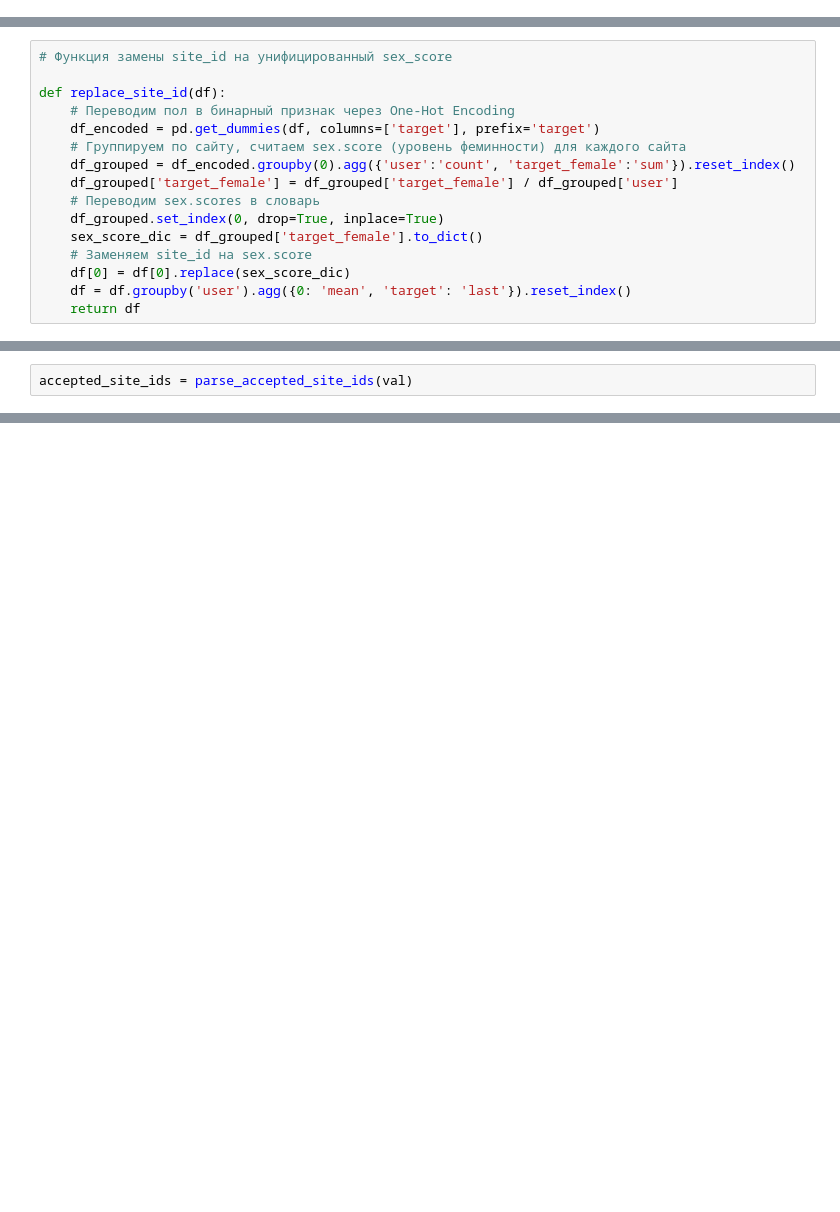
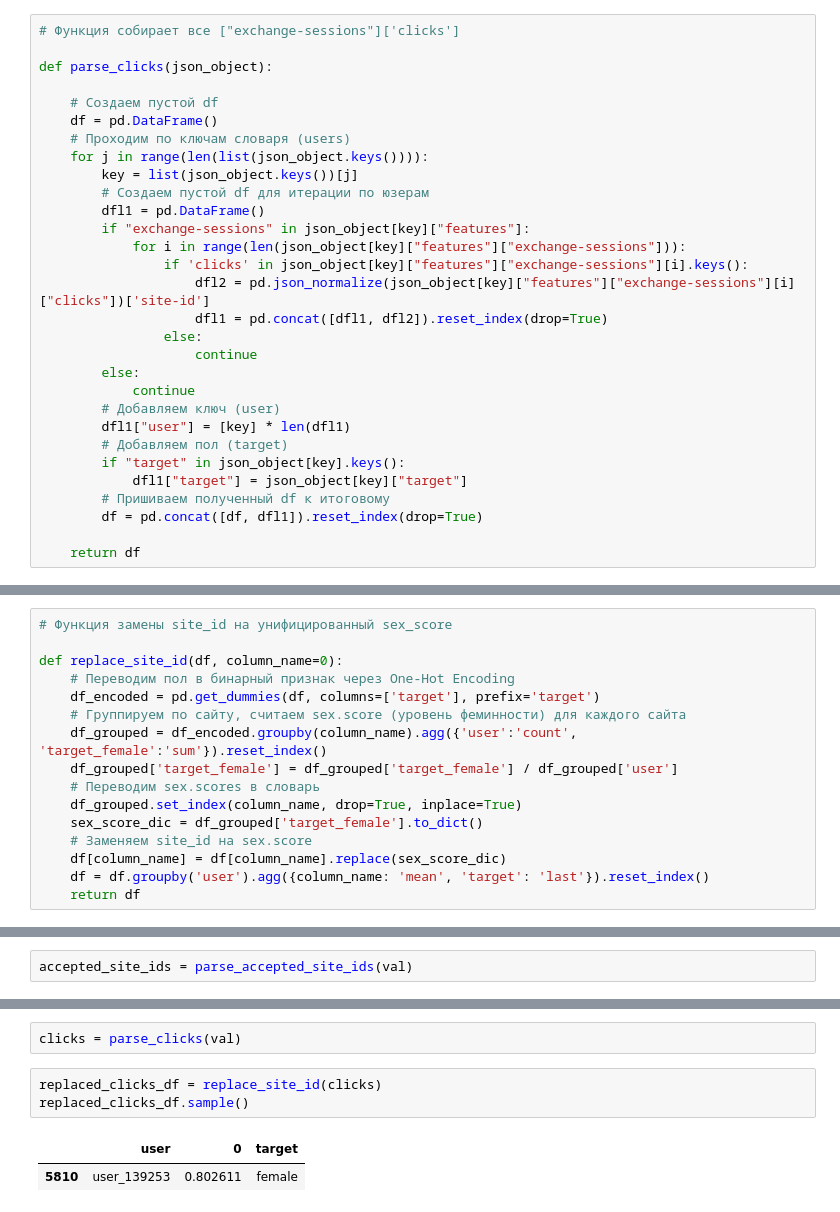
Before and after one commit to loseff-n/flocktory, a Jupyter notebook: id_replace.ipynb, the cells around one changed output, grey strips where cells are left out. Saved outputs shown, nothing was run; the diff lists cells and outputs as text; blank space fills up the shorter version.

```diff
--- a/id_replace.ipynb
+++ b/id_replace.ipynb
@@ -116,3 +141,33 @@ def parse_accepted_site_ids(json_object):
         df = pd.concat([df, dfl1]).reset_index(drop=True)
 
     return df
+# %%
+# Функция собирает все ["exchange-sessions"]['clicks']
+
+def parse_clicks(json_object):
+
+    # Создаем пустой df
+    df = pd.DataFrame()
+    # Проходим по ключам словаря (users)
+    for j in range(len(list(json_object.keys()))):
+        key = list(json_object.keys())[j]
+        # Создаем пустой df для итерации по юзерам
+        dfl1 = pd.DataFrame()
+        if "exchange-sessions" in json_object[key]["features"]:
+            for i in range(len(json_object[key]["features"]["exchange-sessions"])):
+                if 'clicks' in json_object[key]["features"]["exchange-sessions"][i].keys():
+                    dfl2 = pd.json_normalize(json_object[key]["features"]["exchange-sessions"][i]["clicks"])['site-id']
+                    dfl1 = pd.concat([dfl1, dfl2]).reset_index(drop=True)
+                else:
+                    continue
+        else:
+            continue
+        # Добавляем ключ (user)
+        dfl1["user"] = [key] * len(dfl1)
+        # Добавляем пол (target)
+        if "target" in json_object[key].keys():
+            dfl1["target"] = json_object[key]["target"]
+        # Пришиваем полученный df к итоговому
+        df = pd.concat([df, dfl1]).reset_index(drop=True)
+
+    return df
@@ -119,18 +208,18 @@ def parse_accepted_site_ids(json_object):
 # %%
 # Функция замены site_id на унифицированный sex_score
 
-def replace_site_id(df):
+def replace_site_id(df, column_name=0):
     # Переводим пол в бинарный признак через One-Hot Encoding
     df_encoded = pd.get_dummies(df, columns=['target'], prefix='target')
     # Группируем по сайту, считаем sex.score (уровень феминности) для каждого сайта
-    df_grouped = df_encoded.groupby(0).agg({'user':'count', 'target_female':'sum'}).reset_index()
+    df_grouped = df_encoded.groupby(column_name).agg({'user':'count', 'target_female':'sum'}).reset_index()
     df_grouped['target_female'] = df_grouped['target_female'] / df_grouped['user']
     # Переводим sex.scores в словарь
-    df_grouped.set_index(0, drop=True, inplace=True)
+    df_grouped.set_index(column_name, drop=True, inplace=True)
     sex_score_dic = df_grouped['target_female'].to_dict()
     # Заменяем site_id на sex.score
-    df[0] = df[0].replace(sex_score_dic)
-    df = df.groupby('user').agg({0: 'mean', 'target': 'last'}).reset_index()
+    df[column_name] = df[column_name].replace(sex_score_dic)
+    df = df.groupby('user').agg({column_name: 'mean', 'target': 'last'}).reset_index()
     return df
 # %%
 data_path = "flocktory/data/"
@@ -244,3 +620,11 @@ Classification Report:
     accuracy                           0.66      2781
    macro avg       0.65      0.65      0.65      2781
 weighted avg       0.66      0.66      0.66      2781
+# %%
+clicks = parse_clicks(val)
+# %%
+replaced_clicks_df = replace_site_id(clicks)
+replaced_clicks_df.sample()
+# %% [output]
+|  | user | 0 | target |
+| 5810 | user_139253 | 0.802611 | female |
```
Also changed, not shown: parts of 52 cells of this notebook, 1 other file.
